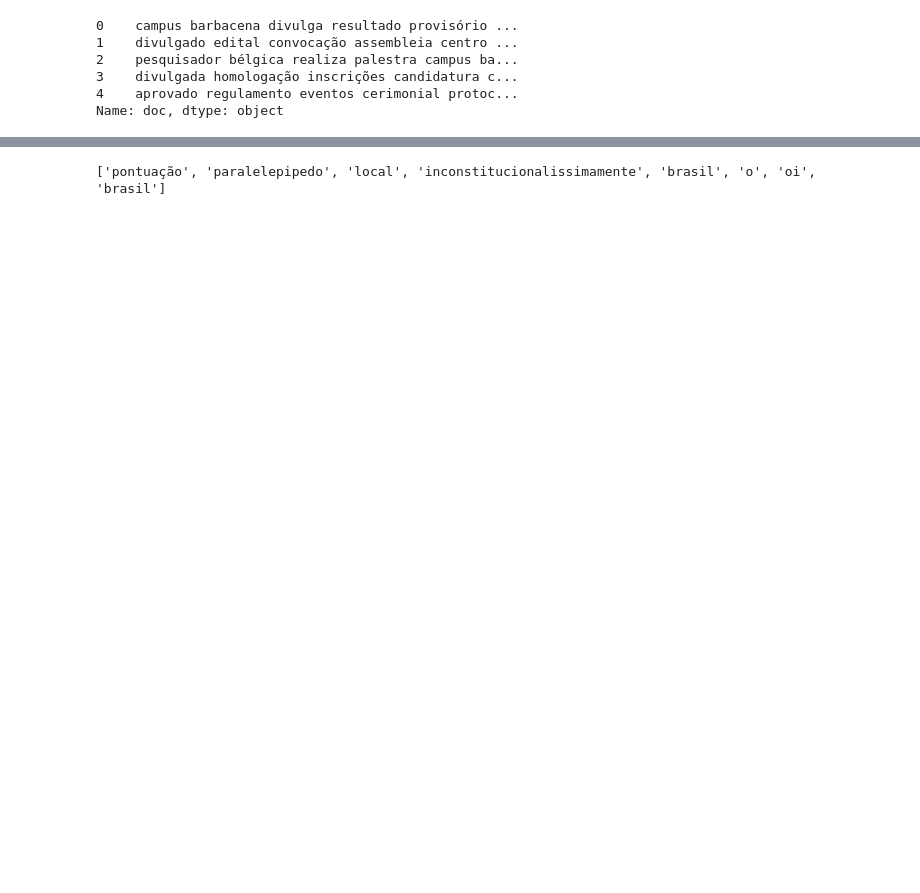
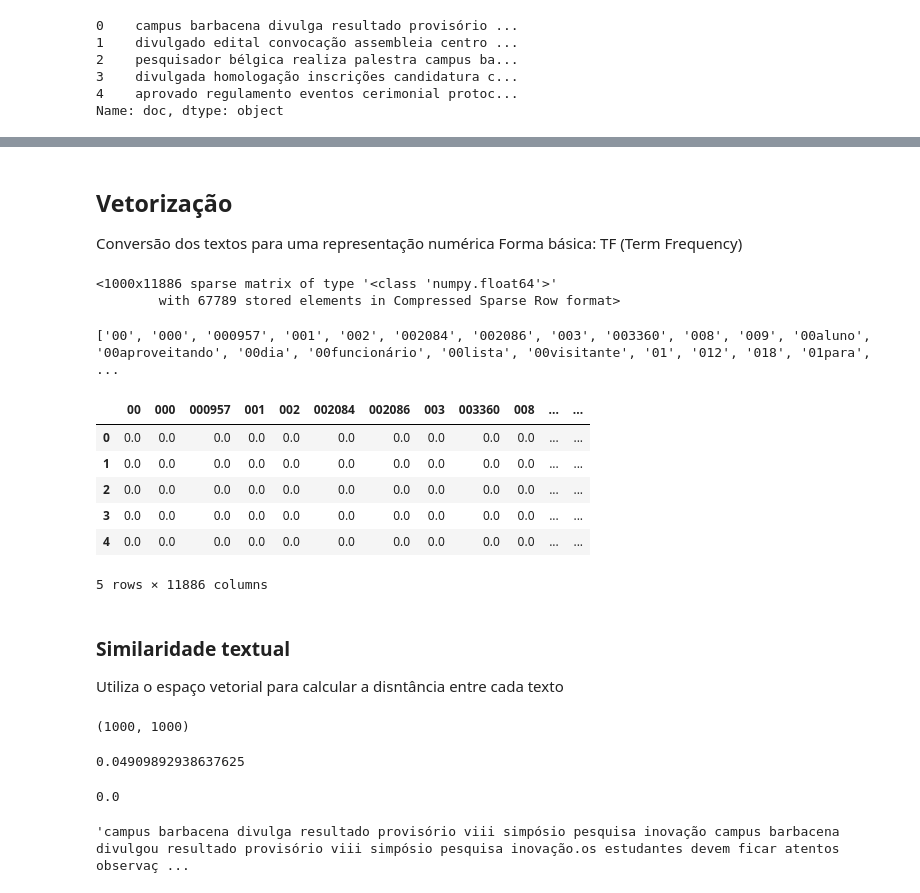
Before and after one commit to jose-de-melo/curso-mineracao-de-dados-aplicada, a Jupyter notebook: aula4-processamento-de-linguagem-natural/aula4-processamento-de-linguagem-natural.ipynb, the cells around one changed output, grey strips where cells are left out. Saved outputs shown, nothing was run; the diff lists cells and outputs as text; code cells hidden in the pictures; blank space fills up the shorter version.

```diff
--- a/aula4-processamento-de-linguagem-natural/aula4-processamento-de-linguagem-natural.ipynb
+++ b/aula4-processamento-de-linguagem-natural/aula4-processamento-de-linguagem-natural.ipynb
@@ -74,0 +73,6 @@ re.sub(r'\n|\t', '', df.iloc[0]['conteudo'])
+# %%
+import re
+
+df['conteudo'] = df['conteudo'].apply(lambda x : re.sub(r'\n|\t', '', x))
+df['text_lower'] = df['text_lower'].apply(lambda x : re.sub(r'\n|\t', '', x))
+df.head()
@@ -193,4 +232,68 @@ listaCorreta = tokensCorretos.split()
-# %%
-print(listaCorreta)
-# %% [output]
-['pontuação', 'paralelepipedo', 'local', 'inconstitucionalissimamente', 'brasil', 'o', 'oi', 'brasil']
+# %% [markdown]
+## Vetorização
+
+Conversão dos textos para uma representação numérica
+Forma básica: TF (Term Frequency)
+# %%
+from sklearn.feature_extraction.text import TfidfVectorizer
+
+vectorizer = TfidfVectorizer(
+    analyzer='word',
+    ngram_range=(1,1),
+    max_features=None,
+    binary=False,
+    use_idf=True
+)
+
+tfidf_matrix = vectorizer.fit_transform(df['doc'])
+
+tfidf_matrix
+# %% [output]
+<1000x11886 sparse matrix of type '<class 'numpy.float64'>'
+        with 67789 stored elements in Compressed Sparse Row format>
+# %%
+# Labels das colunas
+print(vectorizer.get_feature_names()[:200])
+
+# Vieram números e partes de links
+# %% [output]
+['00', '000', '000957', '001', '002', '002084', '002086', '003', '003360', '008', '009', '00aluno', '00aproveitando', '00dia', '00funcionário', '00lista', '00visitante', '01', '012', '018', '01para',  ...
+# %%
+# Visualização da matriz na forma densa (DataFrame)
+
+pd.DataFrame(tfidf_matrix.todense(), columns=vectorizer.get_feature_names()).head()
+# %% [output]
+|  | 00 | 000 | 000957 | 001 | 002 | 002084 | 002086 | 003 | 003360 | 008 | ... | ... |
+| 0 | 0.0 | 0.0 | 0.0 | 0.0 | 0.0 | 0.0 | 0.0 | 0.0 | 0.0 | 0.0 | ... | ... |
+| 1 | 0.0 | 0.0 | 0.0 | 0.0 | 0.0 | 0.0 | 0.0 | 0.0 | 0.0 | 0.0 | ... | ... |
+| 2 | 0.0 | 0.0 | 0.0 | 0.0 | 0.0 | 0.0 | 0.0 | 0.0 | 0.0 | 0.0 | ... | ... |
+| 3 | 0.0 | 0.0 | 0.0 | 0.0 | 0.0 | 0.0 | 0.0 | 0.0 | 0.0 | 0.0 | ... | ... |
+| 4 | 0.0 | 0.0 | 0.0 | 0.0 | 0.0 | 0.0 | 0.0 | 0.0 | 0.0 | 0.0 | ... | ... |
+5 rows × 11886 columns
+# %% [markdown]
+### Similaridade textual
+
+Utiliza o espaço vetorial para calcular a disntância entre cada texto
+# %%
+from sklearn.metrics.pairwise import cosine_similarity
+
+# Calcula todas as similaridades de cada linha
+sim = cosine_similarity(tfidf_matrix)
+
+sim.shape
+# %% [output]
+(1000, 1000)
+# %%
+# Similaridade entre o primeiro e o segundo texto
+sim[0][1]
+# %% [output]
+0.04909892938637625
+# %%
+# Similaridade entre o primeiro e o segundo texto
+sim[0][100]
+# %% [output]
+0.0
+# %%
+df.iloc[0].doc
+# %% [output]
+'campus barbacena divulga resultado provisório viii simpósio pesquisa inovação campus barbacena divulgou resultado provisório viii simpósio pesquisa inovação.os estudantes devem ficar atentos observaç ...
```
Also changed, not shown: parts of 44 cells of this notebook, 9 other files.
